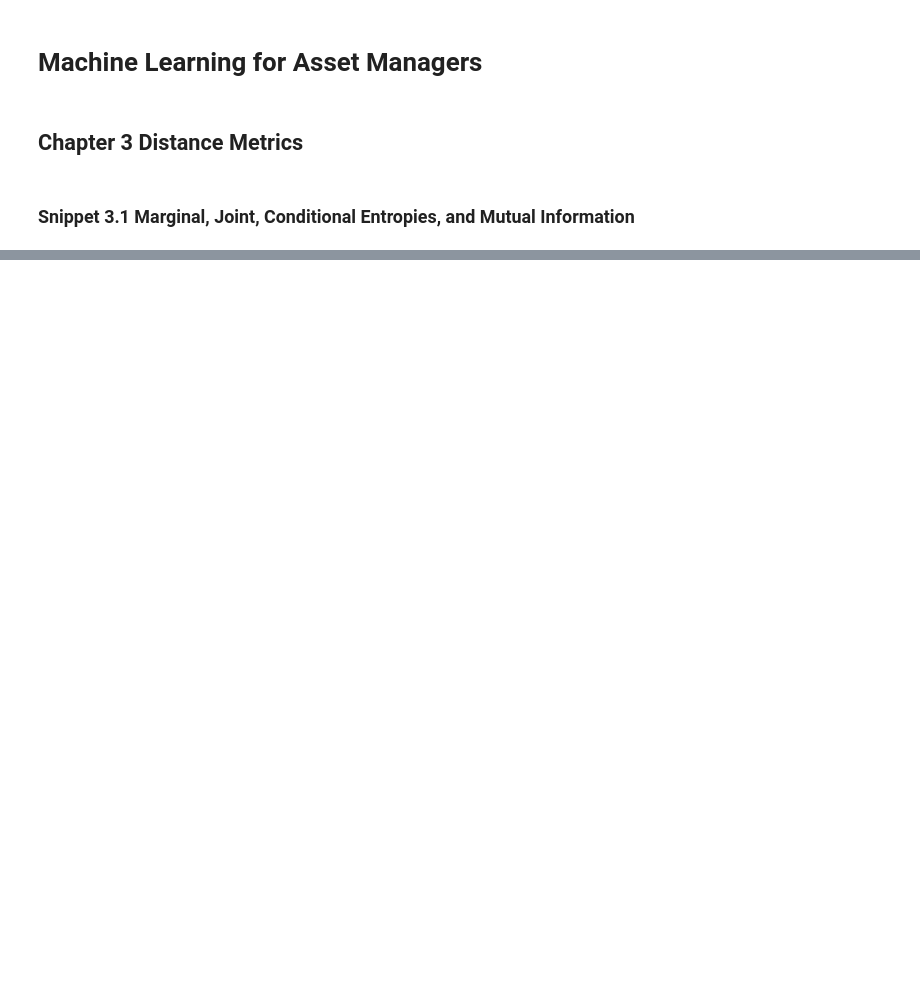
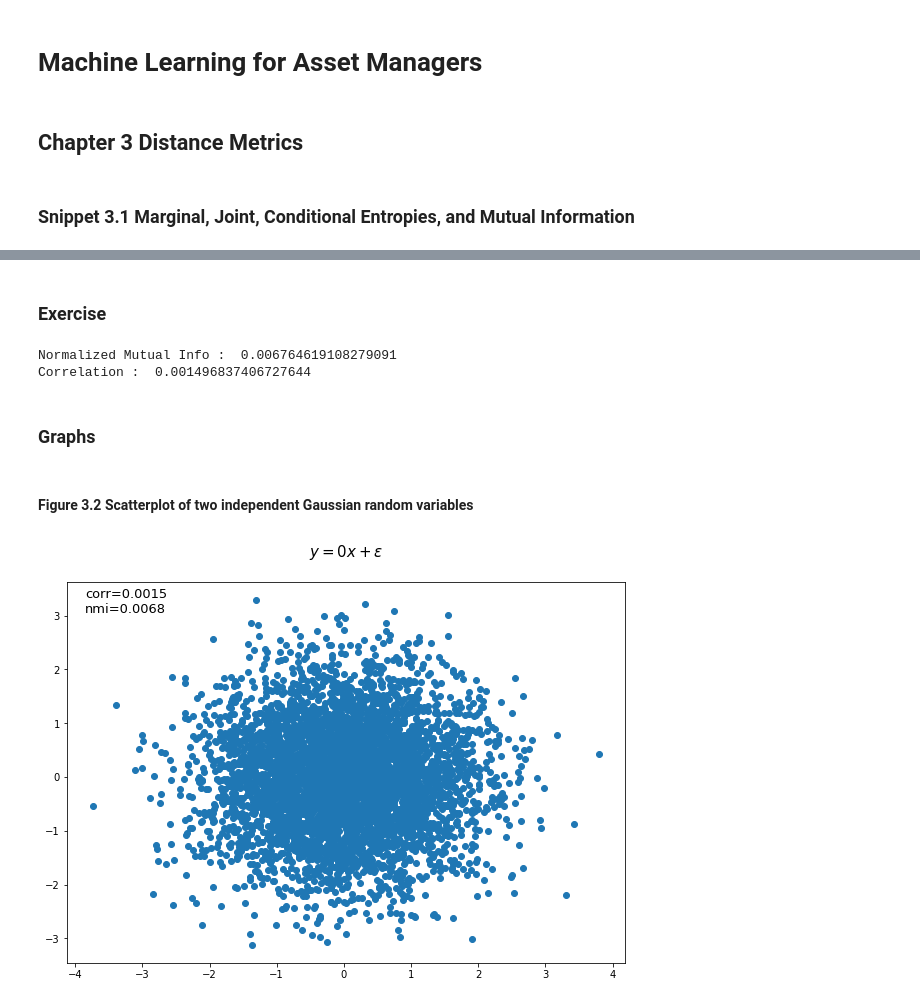
Before and after one commit to Eric-Kim-HY/machine-learning-for-asset-managers, a Jupyter notebook: notebook/Ch_03_Distance_Metrics.ipynb, the cells around one changed output, grey strips where cells are left out. Cells and saved outputs as stored; diff of their text form; code cells hidden in the pictures; blank space fills up the shorter version.

```diff
--- a/notebook/Ch_03_Distance_Metrics.ipynb
+++ b/notebook/Ch_03_Distance_Metrics.ipynb
@@ -44,0 +93,62 @@ print(' Entropy of X H[X] :', hX , '\n',
+# %%
+def mutualInfo(x, y, norm=False):
+    # Mutual Information
+    bXY = numBins(x.shape[0], corr=np.corrcoef(x,y)[0,1])
+    cXY = np.histogram2d(x, y, bXY)[0]
+    iXY = mutual_info_score(None, None, contingency=cXY)
+
+    if norm :
+        hX = ss.entropy(np.histogram(x, bXY)[0]) # Marginal
+        hY = ss.entropy(np.histogram(y, bXY)[0]) # Marginal
+        iXY /= min(hX, hY) # Normalized mutual information
+    return iXY
+# %% [markdown]
+### Exercise
+# %%
+size = 5000
+seed = 0
+
+np.random.seed(seed)
+x = np.random.normal(size = size)
+e = np.random.normal(size = size)
+
+y = 0 * x + e
+
+nmi = mutualInfo(x, y, True)
+corr = np.corrcoef(x,y)[0,1]
+
+print("Normalized Mutual Info : ", nmi)
+print("Correlation : ", corr)
+# %% [output]
+Normalized Mutual Info :  0.006764619108279091
+Correlation :  0.001496837406727644
+# %% [markdown]
+### Graphs
+# %% [markdown]
+#### Figure 3.2 Scatterplot of two independent Gaussian random variables
+# %%
+import matplotlib.pyplot as plt
+
+size = 5000
+seed = 0
+
+np.random.seed(seed)
+x = np.random.normal(size = size)
+e = np.random.normal(size = size)
+
+y = 0 * x + e
+
+
+nmi = mutualInfo(x, y, True)
+corr = np.corrcoef(x,y)[0,1]
+
+
+fig, ax = plt.subplots(figsize=(10,7))
+
+ax.scatter(x, y)
+ax.set_title('$y=0x+\epsilon$\n', fontsize = 15)
+plt.figtext(0.15, 0.85, "corr={0:.4f}".format(corr), fontsize = 13)
+plt.figtext(0.15, 0.82, "nmi={0:.4f}".format(nmi), fontsize = 13)
+plt.show()
+# %% [output]
+[figure, added]
```
Also changed, not shown: parts of 10 cells of this notebook, 1 other file.
